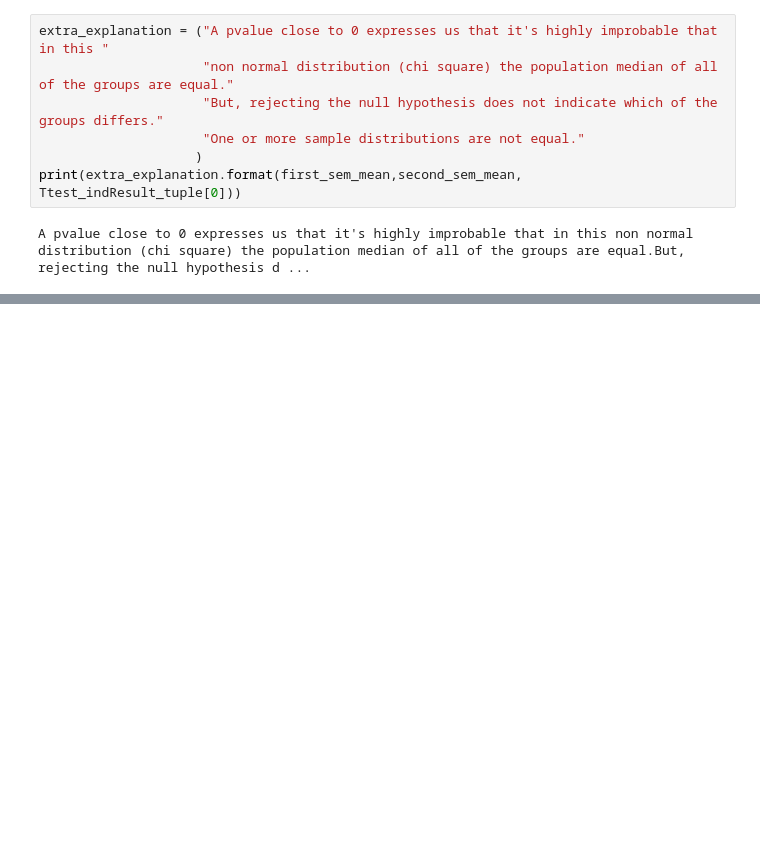
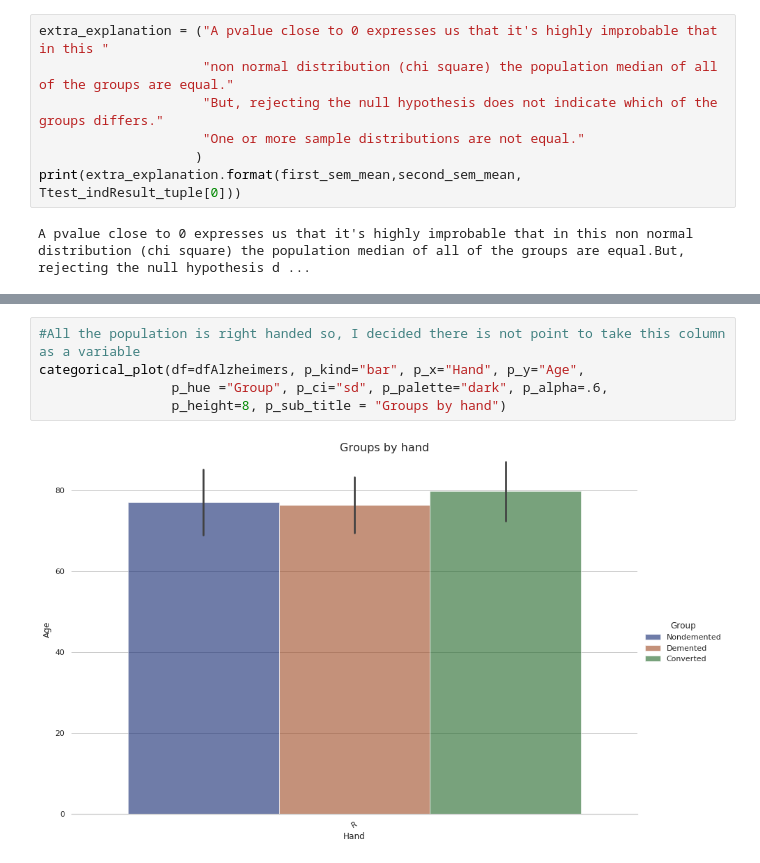
Before and after one commit to lveagithub/barcelonads, a Jupyter notebook: ThirdAssigment/Assignment_III.ipynb, the cells around one changed output, grey strips where cells are left out. Saved outputs shown, nothing was run; the diff lists cells and outputs as text; blank space fills up the shorter version.

```diff
--- a/ThirdAssigment/Assignment_III.ipynb
+++ b/ThirdAssigment/Assignment_III.ipynb
@@ -559,0 +618,7 @@ A pvalue close to 0 expresses us that it's highly improbable that in this non no
+# %%
+#All the population is right handed so, I decided there is not point to take this column as a variable
+categorical_plot(df=dfAlzheimers, p_kind="bar", p_x="Hand", p_y="Age",
+                 p_hue ="Group", p_ci="sd", p_palette="dark", p_alpha=.6,
+                 p_height=8, p_sub_title = "Groups by hand")
+# %% [output]
+[figure, added]
```
Also changed, not shown: parts of 28 cells of this notebook, 2 other files.
